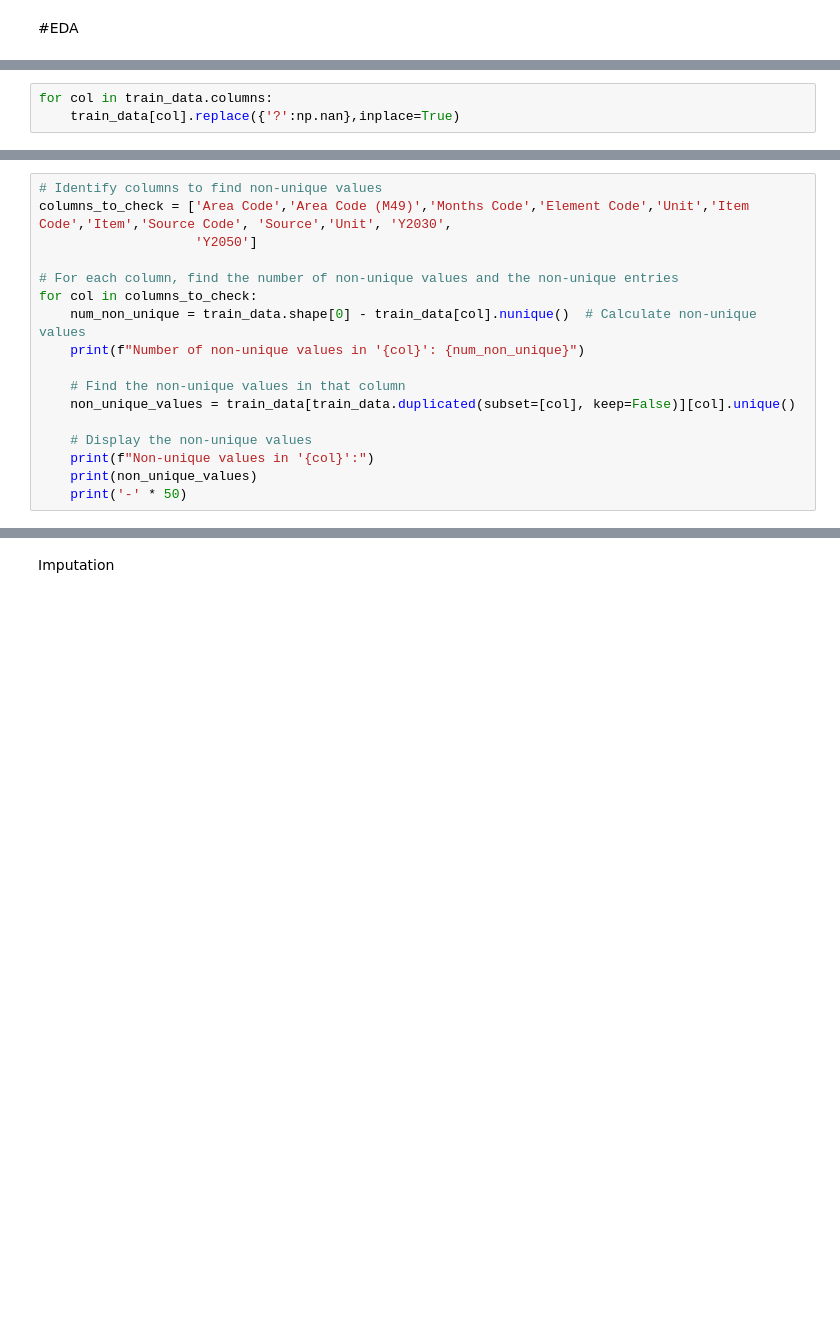
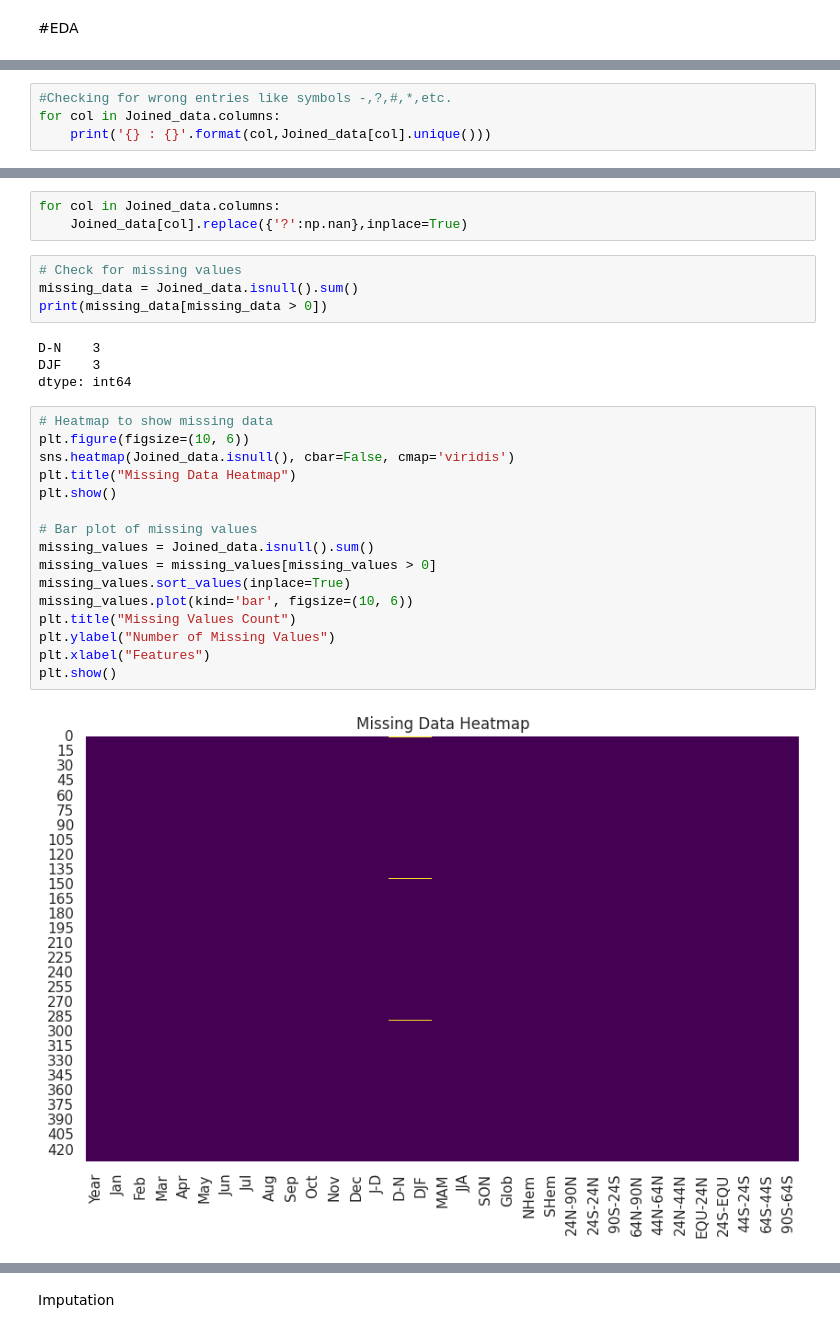
Before and after one commit to MeenakshiRajesh1/Global-Temperature-Prediction-and-Alert-System, a Jupyter notebook: Global temperature prediction and Alert system.ipynb, the cells around one changed output, grey strips where cells are left out. Drawn from its saved outputs; the diff is of its cells as text; blank space fills up the shorter version.

```diff
--- a/Global temperature prediction and Alert system.ipynb
+++ b/Global temperature prediction and Alert system.ipynb
@@ -243,3 +227,0 @@ Y2050 : [    nan  1.9389  0.4362 ...  0.0354  0.0446 11.819 ]
-# %%
-for col in train_data.columns:
-    train_data[col].replace({'?':np.nan},inplace=True)
@@ -383,17 +227,0 @@ Dropping Features
-# %%
-# Identify columns to find non-unique values
-columns_to_check = ['Area Code','Area Code (M49)','Months Code','Element Code','Unit','Item Code','Item','Source Code',	'Source','Unit', 'Y2030',
-                    'Y2050']
-
-# For each column, find the number of non-unique values and the non-unique entries
-for col in columns_to_check:
-    num_non_unique = train_data.shape[0] - train_data[col].nunique()  # Calculate non-unique values
-    print(f"Number of non-unique values in '{col}': {num_non_unique}")
-
-    # Find the non-unique values in that column
-    non_unique_values = train_data[train_data.duplicated(subset=[col], keep=False)][col].unique()
-
-    # Display the non-unique values
-    print(f"Non-unique values in '{col}':")
-    print(non_unique_values)
-    print('-' * 50)
@@ -448,0 +262,4 @@ Index(['Area', 'Months', 'Element', 'Y1961', 'Y1962', 'Y1963', 'Y1964',
+# %%
+#Checking for wrong entries like symbols -,?,#,*,etc.
+for col in Joined_data.columns:
+    print('{} : {}'.format(col,Joined_data[col].unique()))
@@ -448,0 +284,29 @@ Index(['Area', 'Months', 'Element', 'Y1961', 'Y1962', 'Y1963', 'Y1964',
+# %%
+for col in Joined_data.columns:
+    Joined_data[col].replace({'?':np.nan},inplace=True)
+# %%
+# Check for missing values
+missing_data = Joined_data.isnull().sum()
+print(missing_data[missing_data > 0])
+# %% [output]
+D-N    3
+DJF    3
+dtype: int64
+# %%
+# Heatmap to show missing data
+plt.figure(figsize=(10, 6))
+sns.heatmap(Joined_data.isnull(), cbar=False, cmap='viridis')
+plt.title("Missing Data Heatmap")
+plt.show()
+
+# Bar plot of missing values
+missing_values = Joined_data.isnull().sum()
+missing_values = missing_values[missing_values > 0]
+missing_values.sort_values(inplace=True)
+missing_values.plot(kind='bar', figsize=(10, 6))
+plt.title("Missing Values Count")
+plt.ylabel("Number of Missing Values")
+plt.xlabel("Features")
+plt.show()
+# %% [output]
+[figure, added]
```
Also changed, not shown: parts of 96 cells of this notebook.
